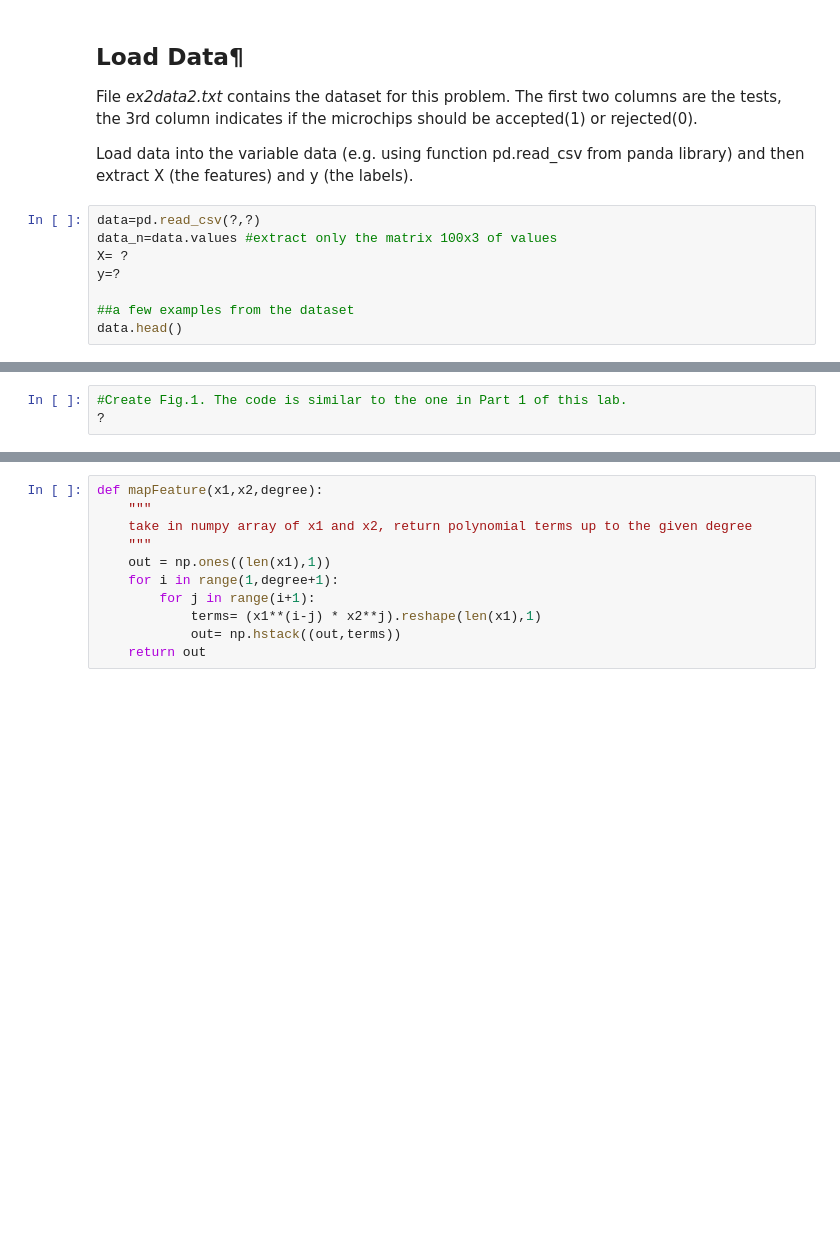
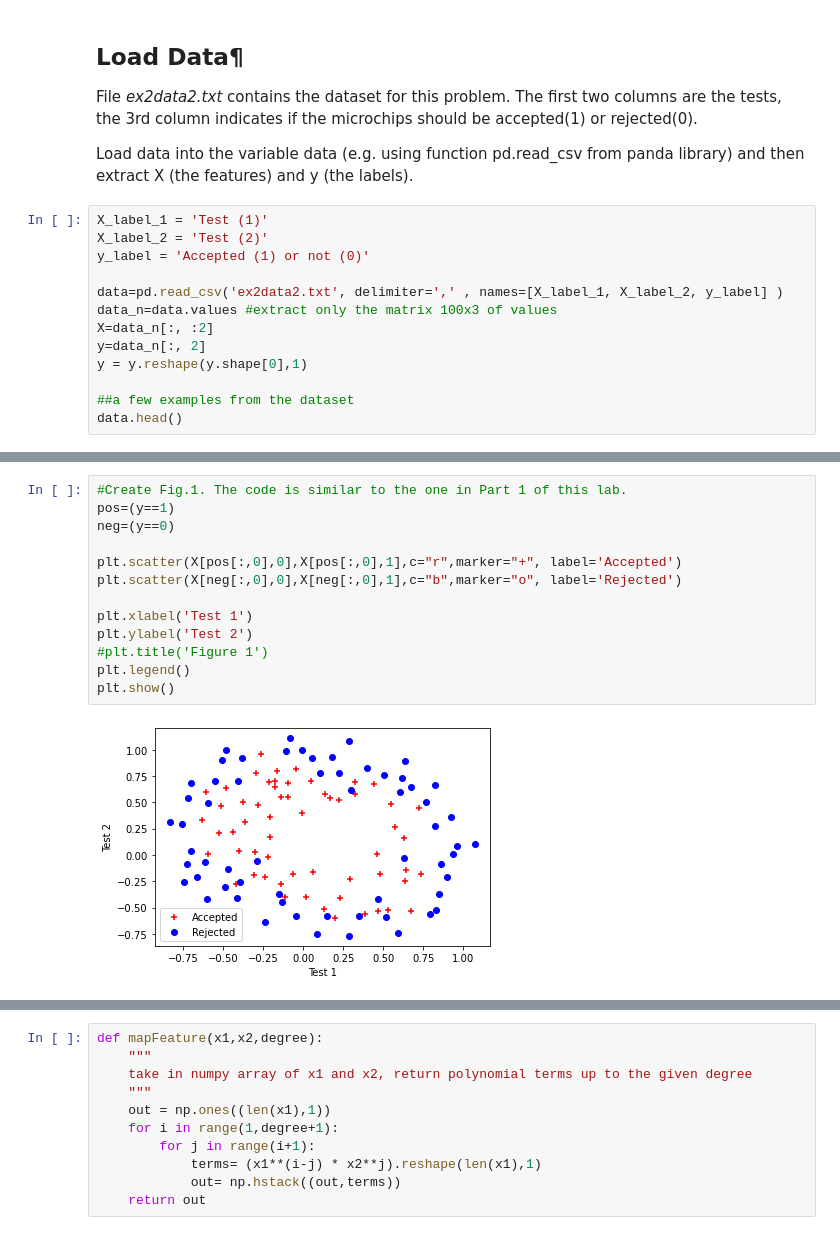
Before and after one commit to pedrovt/aa-labs, a Jupyter notebook: Lab3-LogisticRegression/ML_Regularized_LogReg.ipynb, the cells around one changed output, grey strips where cells are left out. Saved outputs shown, nothing was run; the diff lists cells and outputs as text; blank space fills up the shorter version.

Commit message:
Added Lab 3, Part II

```diff
--- a/Lab3-LogisticRegression/ML_Regularized_LogReg.ipynb
+++ b/Lab3-LogisticRegression/ML_Regularized_LogReg.ipynb
@@ -20,10 +20,15 @@ The first two columns are the tests, the 3rd column indicates if the microchips
 
 Load data into the variable data (e.g. using function pd.read_csv from panda library) and then extract X (the features) and y (the labels).
 # %%
-data=pd.read_csv(?,?)
+X_label_1 = 'Test (1)'
+X_label_2 = 'Test (2)'
+y_label = 'Accepted (1) or not (0)'
+
+data=pd.read_csv('ex2data2.txt', delimiter=',' , names=[X_label_1, X_label_2, y_label] )
 data_n=data.values #extract only the matrix 100x3 of values
-X= ?
-y=?
+X=data_n[:, :2]
+y=data_n[:, 2]
+y = y.reshape(y.shape[0],1)
 
 ##a few examples from the dataset
 data.head()
@@ -41,9 +63,21 @@ The axes are the two test scores, and the positive (y = 1, accepted) and negativ
 
 Plotting the data clearly shows that the decision boundary that separates the different classes is a non-linear one.
 Therefore, a straightforward application of logistic regression will not perform well on this dataset since logistic regression will only be able to find a linear decision boundary.
-# %%
-#Create Fig.1. The code is similar to the one in Part 1 of this lab.
-?
+# %%
+#Create Fig.1. The code is similar to the one in Part 1 of this lab.
+pos=(y==1)
+neg=(y==0)
+
+plt.scatter(X[pos[:,0],0],X[pos[:,0],1],c="r",marker="+", label='Accepted')
+plt.scatter(X[neg[:,0],0],X[neg[:,0],1],c="b",marker="o", label='Rejected')
+
+plt.xlabel('Test 1')
+plt.ylabel('Test 2')
+#plt.title('Figure 1')
+plt.legend()
+plt.show()
+# %% [output]
+[figure, added]
 # %% [markdown]
 ### Feature Mapping
 
```
Also changed, not shown: parts of 12 cells of this notebook.
